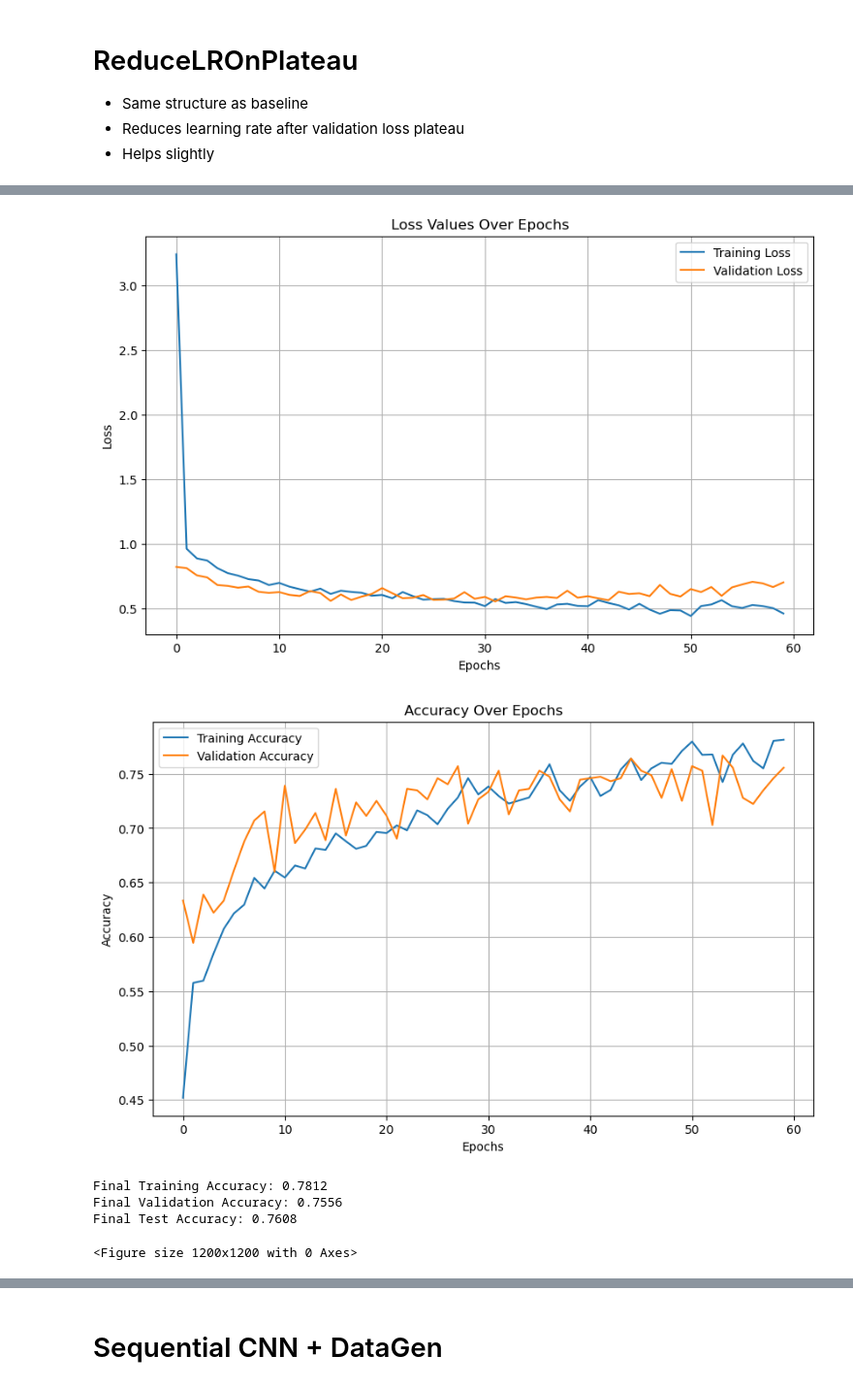
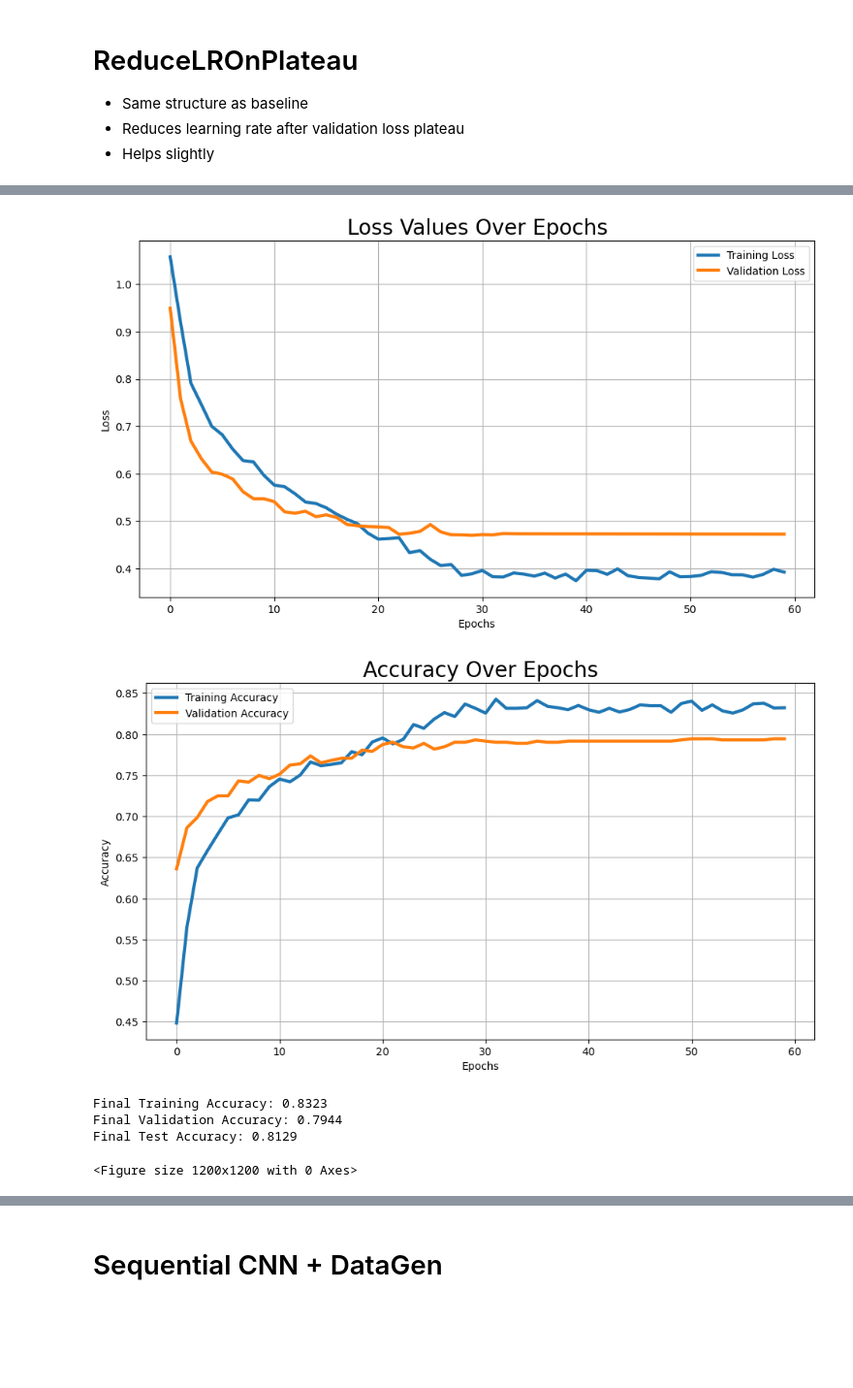
Before and after one commit to Gfatouras/Lung-X-Ray-Classifier, a Jupyter notebook: index.ipynb, the cells around one changed output, grey strips where cells are left out. Shown at 97% size. Cells and saved outputs as stored; diff of their text form; code cells hidden in the pictures; blank space fills up the shorter version.

```diff
--- a/index.ipynb
+++ b/index.ipynb
@@ -258,13 +259,14 @@ def metrics(model, X_test, y_test, label_encoder, history_dict, model_name):
     val_loss = history_dict.get('val_loss', [])  # Validation loss might not be available
 
     plt.figure(figsize=(10, 6))
-    plt.plot(train_loss, label='Training Loss')
+    plt.plot(train_loss, label='Training Loss',linewidth=3)
     if val_loss:
-        plt.plot(val_loss, label='Validation Loss')
-    plt.title('Loss Values Over Epochs')
+        plt.plot(val_loss, label='Validation Loss',linewidth=3)
+    plt.title('Loss Values Over Epochs',fontsize=20)
     plt.xlabel('Epochs')
     plt.ylabel('Loss')
     plt.legend()
+    plt.tight_layout(pad=2.0)
     plt.grid(True)
     plt.savefig(f'Charts/{model_name}_Loss.png')  # Save before showing
     plt.show()
@@ -274,13 +276,14 @@ def metrics(model, X_test, y_test, label_encoder, history_dict, model_name):
     val_accuracy = history_dict.get('val_accuracy', [])  # Validation accuracy might not be available
 
     plt.figure(figsize=(10, 6))
-    plt.plot(train_accuracy, label='Training Accuracy')
+    plt.plot(train_accuracy, label='Training Accuracy',linewidth=3)
     if val_accuracy:
-        plt.plot(val_accuracy, label='Validation Accuracy')
-    plt.title('Accuracy Over Epochs')
+        plt.plot(val_accuracy, label='Validation Accuracy',linewidth=3)
+    plt.title('Accuracy Over Epochs',fontsize=20)
     plt.xlabel('Epochs')
     plt.ylabel('Accuracy')
     plt.legend()
+    plt.tight_layout(pad=2.0)
     plt.grid(True)
     plt.savefig(f'Charts/{model_name}_Accuracy.png')  # Save before showing
     plt.show()
@@ -432,15 +431,19 @@ Training history saved successfully.
 # %%
 use_saved_model = True
 # %%
+initial_learning_rate = 1e-5  # Set your initial learning rate here
+
+X_train = X_train.reshape(-1, 256, 256, 1)
+X_test = X_test.reshape(-1, 256, 256, 1)
 
 if use_saved_model:
     try:
         # Attempt to load the saved model
-        model = load_model('Models/baseline.h5')
+        model = load_model('Models/ReduceLR.h5')
         print("Model loaded successfully.")
 
         # Load the history from the pickle file
-        with open('History/Baseline_history.pkl', 'rb') as file:
+        with open('History/ReduceLR_history.pkl', 'rb') as file:
             history = pickle.load(file)
 
         metrics(model, X_test, y_test, label_encoder, history, model_name="Reduce_LR")
@@ -453,9 +456,16 @@ if use_saved_model:
         use_saved_model = False
 
 if not use_saved_model:
-    # Define the new model
+    # Define the new CNN model
     model = Sequential([
-        Dense(512, activation='relu', input_shape=(X_train.shape[1],)),
+        Conv2D(32, (3, 3), activation='relu', input_shape=(256, 256, 1)),
+        MaxPooling2D((2, 2)),
+        Conv2D(64, (3, 3), activation='relu'),
+        MaxPooling2D((2, 2)),
+        Conv2D(128, (3, 3), activation='relu'),
+        MaxPooling2D((2, 2)),
+        Flatten(),
+        Dense(512, activation='relu'),
         Dropout(0.5),
         Dense(256, activation='relu'),
         Dropout(0.5),
@@ -464,13 +474,27 @@ if not use_saved_model:
         Dense(len(label_encoder.classes_), activation='softmax')  # Number of classes
     ])
 
+    # Define optimizer with initial learning rate
+    optimizer = Adam(learning_rate=initial_learning_rate)
+
     # Compile the model
-    model.compile(optimizer='adam',
+    model.compile(optimizer=optimizer,
                   loss='sparse_categorical_crossentropy',  # For integer labels
                   metrics=['accuracy'])
 
-    # Train the model
-    history = model.fit(X_train, y_train, epochs=60, batch_size=16, validation_split=0.2)
+    # Define ReduceLROnPlateau callback
+    reduce_lr = ReduceLROnPlateau(monitor='val_loss',
+                                  factor=0.1,
+                                  patience=3,
+                                  min_lr=1e-8,
+                                  verbose=1)
+
+    # Train the model with ReduceLROnPlateau callback
+    history = model.fit(X_train, y_train,
+                        epochs=60,
+                        batch_size=16,
+                        validation_split=0.2,
+                        callbacks=[reduce_lr])
 
     # Evaluate the model
     test_loss, test_accuracy = model.evaluate(X_test, y_test)
@@ -478,12 +502,12 @@ if not use_saved_model:
     print(f'Test Accuracy: {test_accuracy:.4f}')
 
     # Generate metrics and save the model
-    metrics(model, X_test, y_test, label_encoder, history.history, model_name="ReduceLR")  # Pass history.history instead
-    model.save('Models/baseline.h5')
+    metrics(model, X_test, y_test, label_encoder, history.history, model_name="ReduceLR")
+    model.save('Models/ReduceLR.h5')
     print("New model created and saved successfully.")
 
     # Save the history to a pickle file
-    with open('History/Baseline_history.pkl', 'wb') as file:
-        pickle.dump(history.history, file)  # Save history.history
+    with open('History/ReduceLR_history.pkl', 'wb') as file:
+        pickle.dump(history.history, file)
     print("Training history saved successfully.")
 # %% [output]
@@ -507,6 +516,6 @@ Test Accuracy: 0.7608
-[figure, old version]
+[figure, new version]
-[figure, old version]
+[figure, new version]
-Final Training Accuracy: 0.7812
-Final Validation Accuracy: 0.7556
-Final Test Accuracy: 0.7608
+Final Training Accuracy: 0.8323
+Final Validation Accuracy: 0.7944
+Final Test Accuracy: 0.8129
 <Figure size 1200x1200 with 0 Axes>
```
Also changed, not shown: parts of 9 cells of this notebook, 55 other files.
